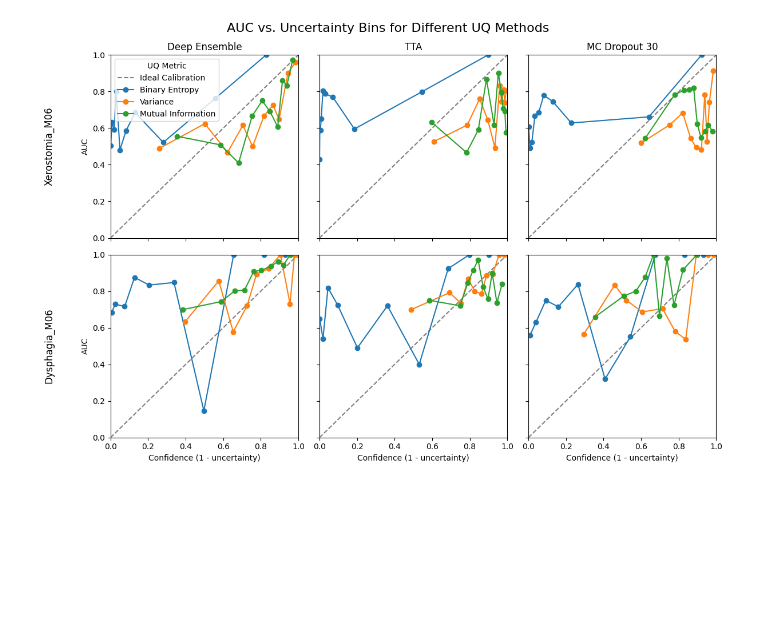
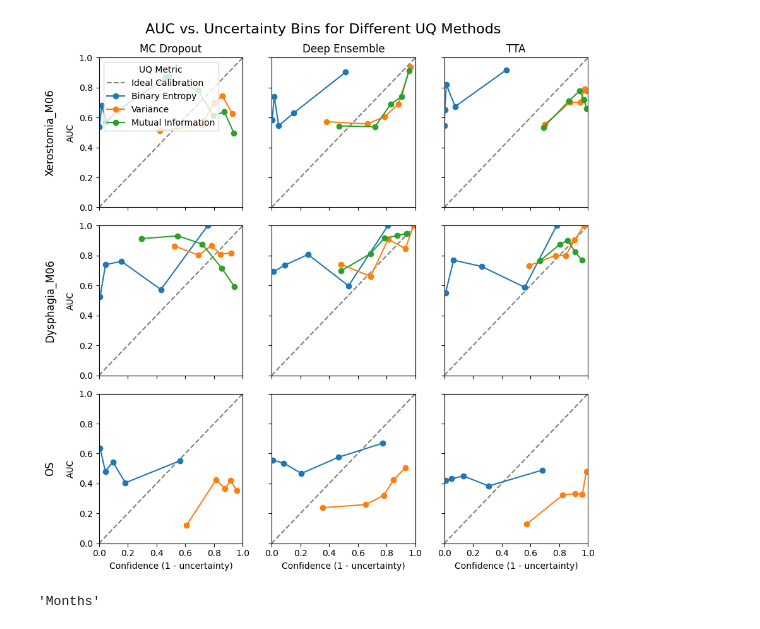
Before and after one commit to DLinRadiotherapyUMCG/PR3DICTR, a Jupyter notebook: metrics_testing.ipynb, the cells around one changed output. Cells and saved outputs as stored; diff of their text form; code cells hidden in the pictures; blank space fills up the shorter version.

```diff
--- a/metrics_testing.ipynb
+++ b/metrics_testing.ipynb
@@ -27,17 +25,26 @@ df_DE_Dysphagia = pd.read_csv("/home/macraedc/rt_pred_results/Deep Ensemble/Dysp
 df_TTA_Xerostomia = pd.read_csv("/home/macraedc/rt_pred_results/TTA/Xerostomia_2/model_1/all_predictions.csv", sep=';')
 df_TTA_Dysphagia = pd.read_csv("/home/macraedc/rt_pred_results/TTA/Dysphagia_2/model_1/all_predictions.csv", sep=';')
 
+df_DE_OS = pd.read_csv("/home/macraedc/rt_pred_results/Deep Ensemble/OS_2/all_predictions.csv", sep=';')
+df_MC_OS = pd.read_csv("/home/macraedc/rt_pred_results/MC Dropout/OS_2/model_1/all_predictions.csv", sep=';')
+df_TTA_OS = pd.read_csv("/home/macraedc/rt_pred_results/TTA/OS_2/model_1/all_predictions.csv", sep=';')
+
 ALL_DFS_DICT = {
     "Xerostomia_M06": {
-        #"MC Dropout" : df_MC_Xerostomia,
+        "MC Dropout" : df_MC_Xerostomia,
         "Deep Ensemble": df_DE_Xerostomia,
         "TTA": df_TTA_Xerostomia
     },
     "Dysphagia_M06": {
-        #"MC Dropout": df_MC_Dysphagia,
+        "MC Dropout": df_MC_Dysphagia,
         "Deep Ensemble": df_DE_Dysphagia,
         "TTA": df_TTA_Dysphagia
-        }
+        },
+    "OS" : {
+        "MC Dropout": df_MC_OS,
+        "Deep Ensemble": df_DE_OS,
+        "TTA": df_TTA_OS
+    }
 
 
 }
@@ -237,7 +280,7 @@ plt.show()
 from src.evaluation.metrics.classification import accuracy
 from sklearn.calibration import calibration_curve
 
-fig, axes = plt.subplots(n_endpoints, n_methods, figsize=(4 * n_methods, 4 * n_endpoints), sharey=True, sharex=True)
+fig, axes = plt.subplots(n_endpoints, n_methods, figsize=(3 * n_methods, 3 * n_endpoints), sharey=True, sharex=True)
 
 for row_idx, endpoint in enumerate(endpoint_list):
     for col_idx, UQ_method_name in enumerate(UQ_methods_list):
@@ -262,21 +305,38 @@ for row_idx, endpoint in enumerate(endpoint_list):
         except KeyError:
             print(f"Warning: No data for endpoint '{endpoint}' and UQ method '{UQ_method_name}'. Skipping this plot.")
             continue
-        df_UQ_no_missing_labels = df_UQ_temp[df_UQ_temp['True Labels'] != -1]
+
+
+        if ENDPOINT_TYPES[endpoint] == "Binary":
+            df_UQ_no_missing_labels = df_UQ_temp[df_UQ_temp['True Labels'] != -1]
+            true_labels = df_UQ_no_missing_labels['True Labels'].values
+        else:
+            df_UQ_no_missing_labels = df_UQ_temp[df_UQ_temp['True Label Event'] != -1]
+            # For event-based endpoints, we use the True Label Event and True Months Event
+            true_labels = df_UQ_no_missing_labels[['True Label Event', 'True Months Event']].values
 
         mean_preds = df_UQ_no_missing_labels['Mean Prediction'].values
-        true_labels = df_UQ_no_missing_labels['True Labels'].values
 
-        N_bins = 10
+        N_bins = 5
 
         for UQ_metric_name in UQ_metrics_list:
             UQ_metric = df_UQ_no_missing_labels[UQ_metric_name].values
             # Normalize the UQ metric to [0, 1] using min-max normalization
 
-            UQ_metric_norm = (UQ_metric - np.min(UQ_metric)) / (np.max(UQ_metric) - np.min(UQ_metric))
+            if UQ_metric_name == "Binary Entropy":
+                UQ_metric_norm = UQ_metric  # binary entropy is already in [0, 1]
+            else:
+                UQ_metric_norm = (UQ_metric - np.min(UQ_metric)) / (np.max(UQ_metric) - np.min(UQ_metric)) # min-max normalization
 
             # Bin the UQ metric into 10 bins
-            uq_bins = pd.qcut(UQ_metric_norm, N_bins, labels=False, duplicates='drop')
+            binning_method = "quantile"
+
+            if binning_method == "quantile":
+                uq_bins = pd.qcut(UQ_metric_norm, N_bins, labels=False, duplicates='drop')
+            elif binning_method == "uniform":
+                uq_bins = pd.cut(UQ_metric_norm, N_bins, labels=False, include_lowest=True, duplicates='drop')
+            else:
+                raise ValueError(f"Unknown binning_method: {binning_method}")
             aucs = []
             bin_centers = []
 
@@ -284,37 +344,51 @@ for row_idx, endpoint in enumerate(endpoint_list):
                 #print(b)
                 idx = uq_bins == b
                 # Only calculate AUC if both classes are present in the bin
-                if np.unique(true_labels[idx]).size == 2:
-                    auc = roc_auc_score(true_labels[idx], mean_preds[idx])
-                    #auc = accuracy(config, true_labels[idx], mean_preds[idx])
-                    aucs.append(auc)
+                if ENDPOINT_TYPES[endpoint] == "Binary":
+
+                    if np.unique(true_labels[idx]).size == 2:
+                        auc = roc_auc_score(true_labels[idx], mean_preds[idx])
+                        #auc = accuracy(config, true_labels[idx], mean_preds[idx])
+                        aucs.append(auc)
+                    else:
+                        aucs.append(1)   # all labels in the bin are the same, so AUC is 1
                 else:
-                    aucs.append(1)   # all labels in the bin are the same, so AUC is 1
+                    if np.unique(true_labels[idx][:, 0]).size == 2:
+                        auc = concordance_index(true_labels[idx][:, 1], mean_preds[idx], true_labels[idx][:, 0])
+                        #auc = roc_auc_score(true_labels[idx], mean_preds[idx])
+                        aucs.append(auc)
+                    else:
+                        aucs.append(1)
 
                 bin_centers.append(1 - UQ_metric_norm[idx].mean())
 
             ax.plot(bin_centers, aucs, marker='o', label=UQ_metric_name)
 
             # print(endpoint, UQ_method_name, UQ_metric_name)
             # print(bin_centers)
 
         if row_idx == 0:
             ax.set_title(UQ_method_name)
         if row_idx == n_endpoints - 1:
             ax.set_xlabel("Confidence (1 - uncertainty)")
 
-
         if row_idx == 0 and col_idx == 0:
             ax.legend(title="UQ Metric", loc='upper left')
 
         # Annotate the endpoint name to the left of each row
         if col_idx == 0:
             ax.set_ylabel("AUC")
             ax.annotate(endpoint, xy=(-0.3, 0.5), xycoords='axes fraction',
                         ha='right', va='center', fontsize=12, rotation=90)
 
 plt.suptitle("AUC vs. Uncertainty Bins for Different UQ Methods", fontsize=16)
 plt.tight_layout()
 plt.show()
 # %% [output]
-[figure, old version]
+[figure, new version]
+# %%
+name = "months"
+
+name.capitalize()
+# %% [output]
+'Months'
```
Also changed, not shown: parts of 6 cells of this notebook, 22 other files.
